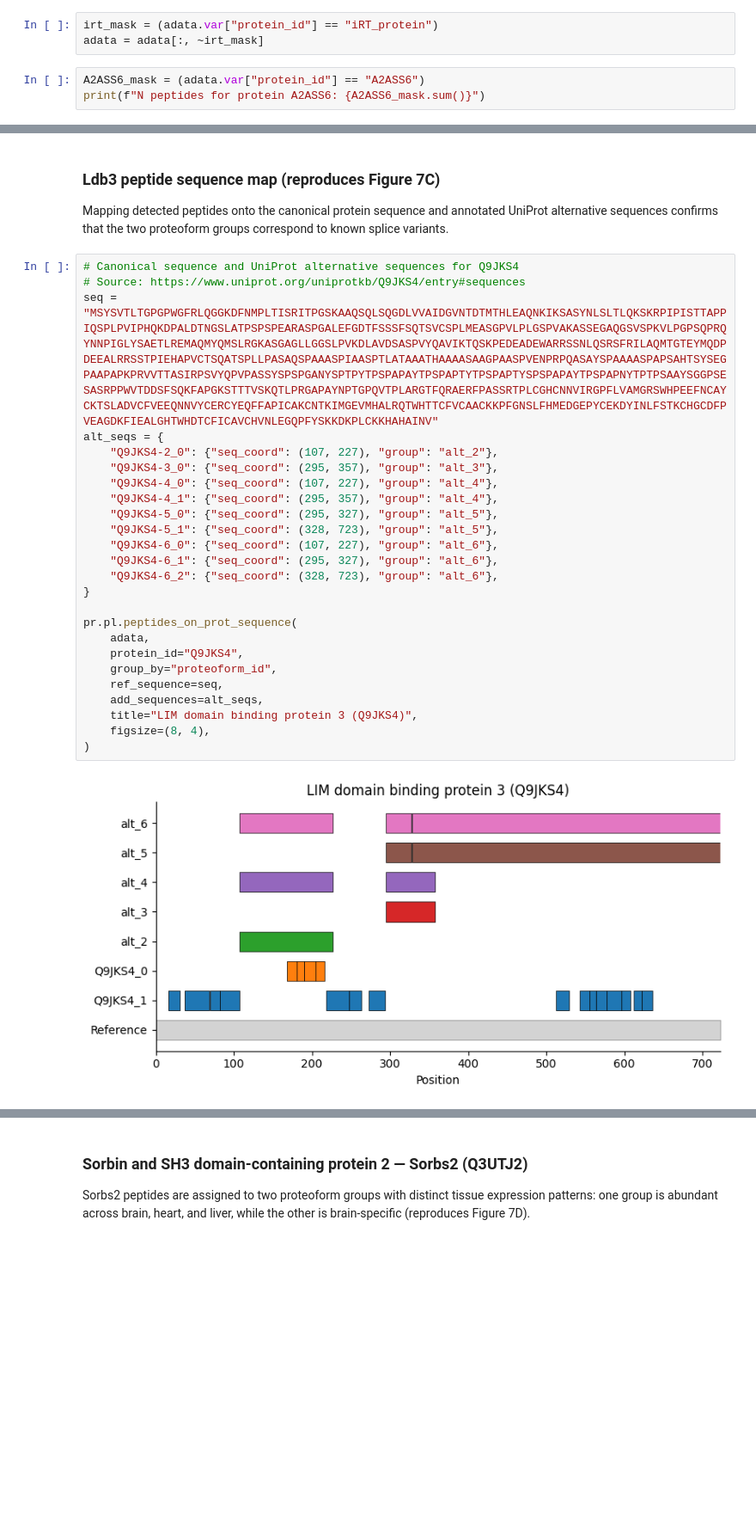
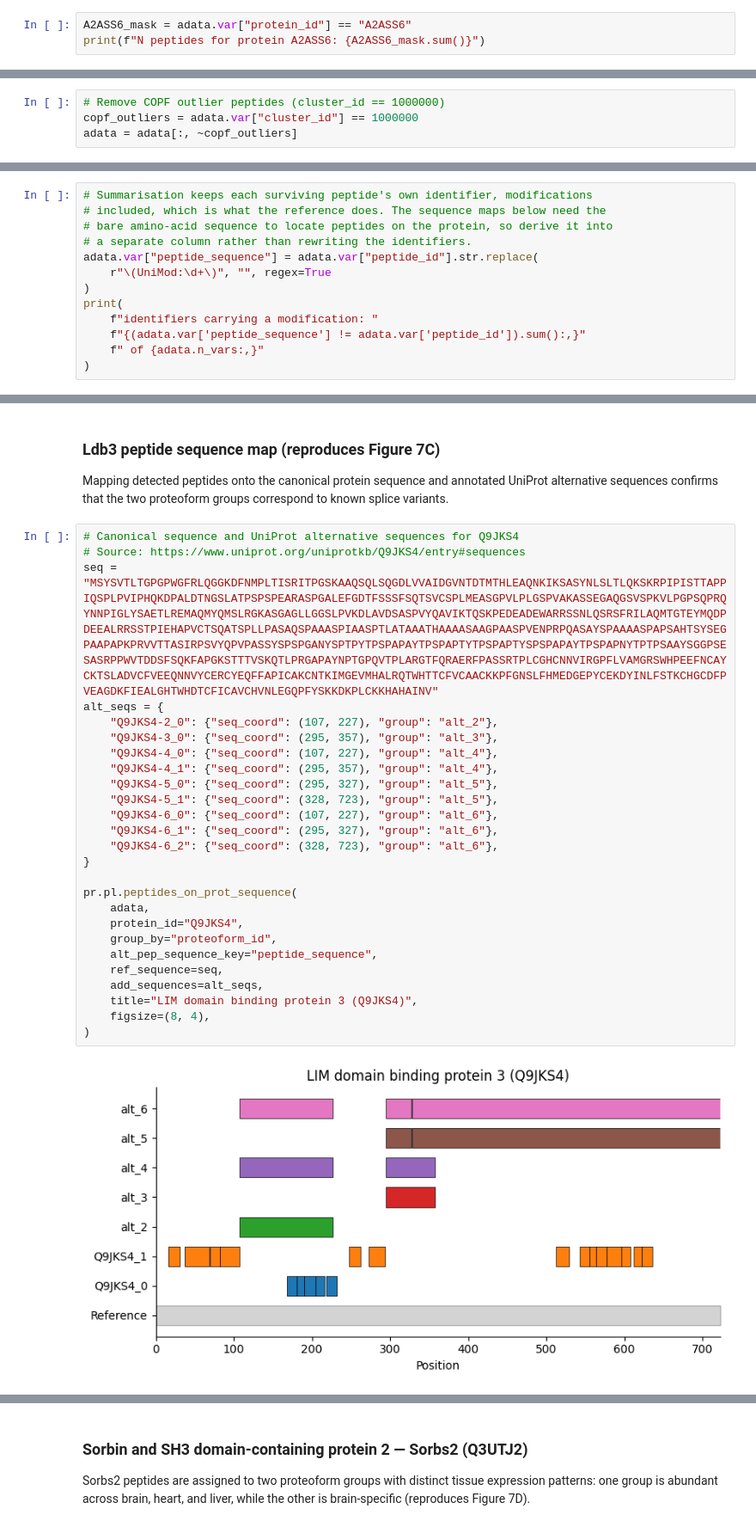
Before and after one commit to UKHD-NP/proteopy, a Jupyter notebook: docs/tutorials/bludau-2021_tissue-specific-proteoform-inference-across-five-mouse-organs.ipynb, the cells around one changed output, grey strips where cells are left out. Shown at 86% size. Cells and saved outputs as stored; diff of their text form; blank space fills up the shorter version.

```diff
--- a/docs/tutorials/bludau-2021_tissue-specific-proteoform-inference-across-five-mouse-organs.ipynb
+++ b/docs/tutorials/bludau-2021_tissue-specific-proteoform-inference-across-five-mouse-organs.ipynb
@@ -175,8 +211,5 @@ peptides and distorts the analysis.
-# %%
-irt_mask = (adata.var["protein_id"] == "iRT_protein")
-adata = adata[:, ~irt_mask]
 # %%
-A2ASS6_mask = (adata.var["protein_id"] == "A2ASS6")
+A2ASS6_mask = adata.var["protein_id"] == "A2ASS6"
 print(f"N peptides for protein A2ASS6: {A2ASS6_mask.sum()}")
 # %% [output]
 N peptides for protein A2ASS6: 919
@@ -373,4 +565,21 @@ print(f"{n_proteoforms} significant proteoforms inferred.")
+# %%
+# Remove COPF outlier peptides (cluster_id == 1000000)
+copf_outliers = adata.var["cluster_id"] == 1000000
+adata = adata[:, ~copf_outliers]
 # %% [markdown]
 ## Proteoform exploration
 
 ProteoPy also recovered the two exemplary proteins with proteoform groups highlighted in Bludau et al (2021): LIM domain-binding protein 3 (Ldb3, Q9JKS4) and Sorbin and SH3 domain-containing protein 2 (Sorbs2, Q3UTJ2).
+# %%
+# Summarisation keeps each surviving peptide's own identifier, modifications
+# included, which is what the reference does. The sequence maps below need the
+# bare amino-acid sequence to locate peptides on the protein, so derive it into
+# a separate column rather than rewriting the identifiers.
+adata.var["peptide_sequence"] = adata.var["peptide_id"].str.replace(
+    r"\(UniMod:\d+\)", "", regex=True
+)
+print(
+    f"identifiers carrying a modification: "
+    f"{(adata.var['peptide_sequence'] != adata.var['peptide_id']).sum():,}"
+    f" of {adata.n_vars:,}"
+)
@@ -419,26 +630,27 @@ seq = "MSYSVTLTGPGPWGFRLQGGKDFNMPLTISRITPGSKAAQSQLSQGDLVVAIDGVNTDTMTHLEAQNKIKSAS
 alt_seqs = {
     "Q9JKS4-2_0": {"seq_coord": (107, 227), "group": "alt_2"},
     "Q9JKS4-3_0": {"seq_coord": (295, 357), "group": "alt_3"},
     "Q9JKS4-4_0": {"seq_coord": (107, 227), "group": "alt_4"},
     "Q9JKS4-4_1": {"seq_coord": (295, 357), "group": "alt_4"},
     "Q9JKS4-5_0": {"seq_coord": (295, 327), "group": "alt_5"},
     "Q9JKS4-5_1": {"seq_coord": (328, 723), "group": "alt_5"},
     "Q9JKS4-6_0": {"seq_coord": (107, 227), "group": "alt_6"},
     "Q9JKS4-6_1": {"seq_coord": (295, 327), "group": "alt_6"},
     "Q9JKS4-6_2": {"seq_coord": (328, 723), "group": "alt_6"},
 }
 
 pr.pl.peptides_on_prot_sequence(
     adata,
     protein_id="Q9JKS4",
     group_by="proteoform_id",
+    alt_pep_sequence_key="peptide_sequence",
     ref_sequence=seq,
     add_sequences=alt_seqs,
     title="LIM domain binding protein 3 (Q9JKS4)",
     figsize=(8, 4),
 )
 # %% [output]
-[figure, old version]
+[figure, new version]
 <Axes: title={'center': 'LIM domain binding protein 3 (Q9JKS4)'}, xlabel='Position'>
 # %% [markdown]
 ### Sorbin and SH3 domain-containing protein 2 — Sorbs2 (Q3UTJ2)
```
Also changed, not shown: parts of 37 cells of this notebook, 1 other file.
